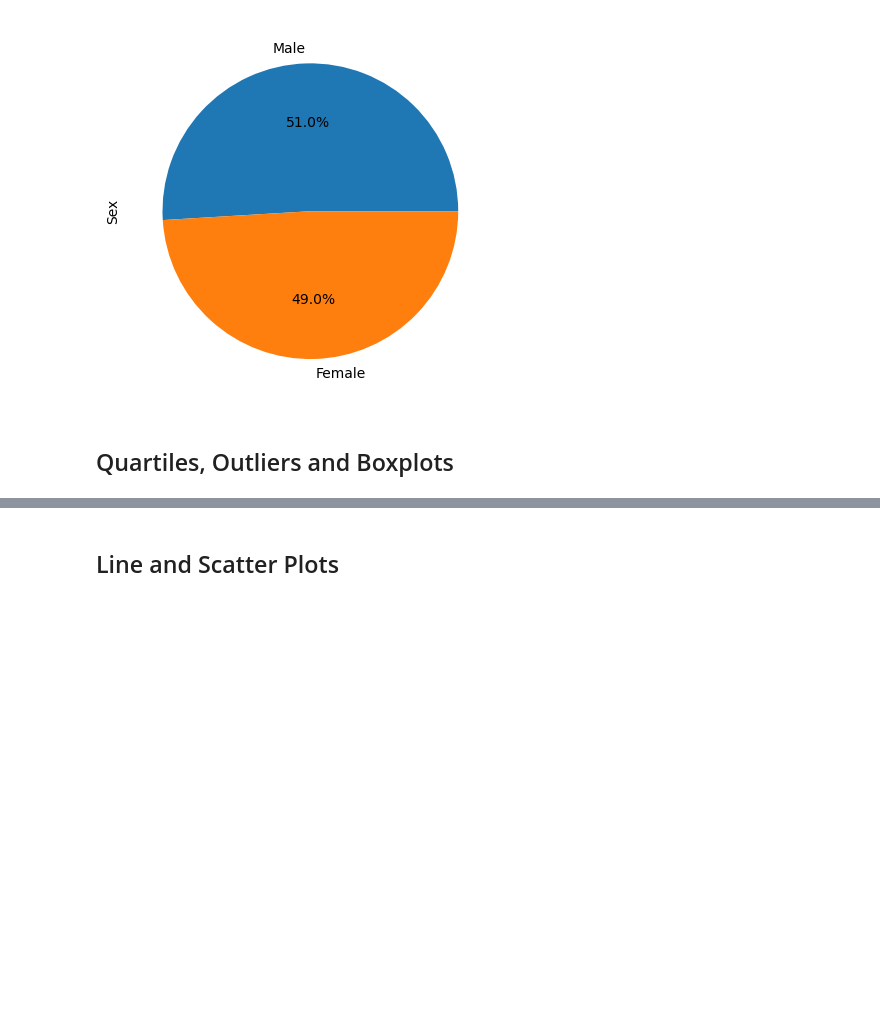
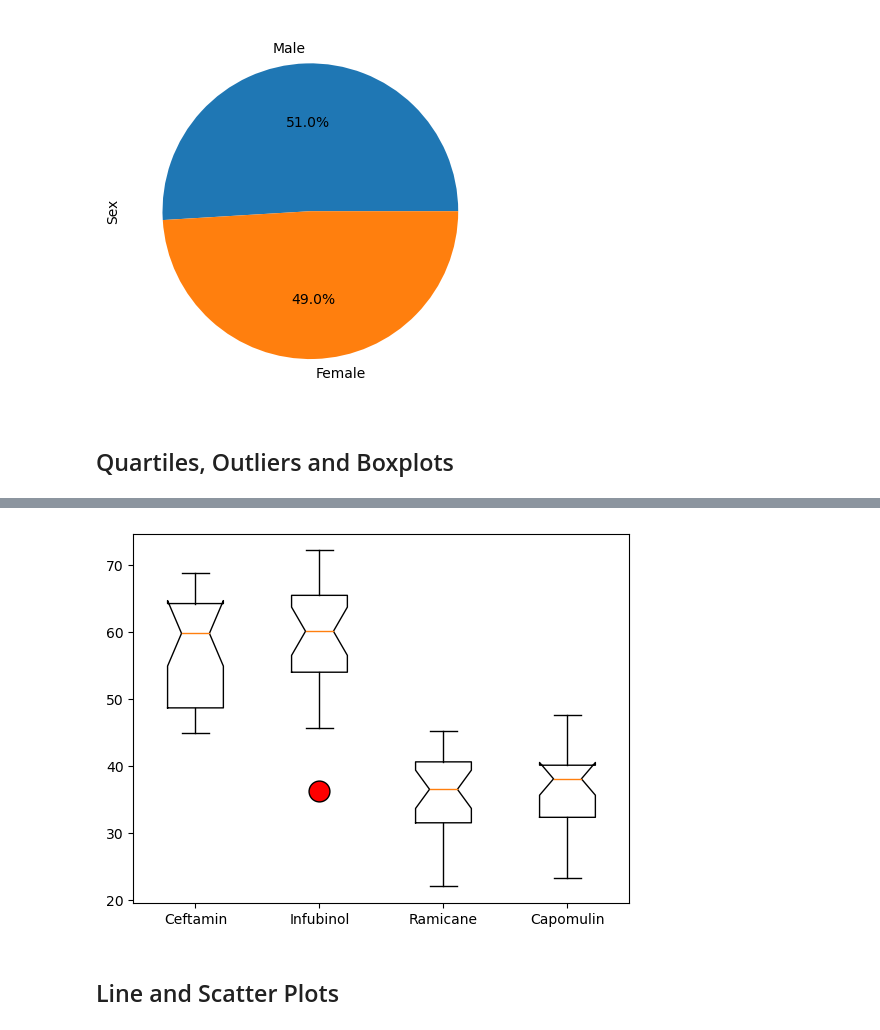
Before and after one commit to MisterDinu/MisterHacker, a Jupyter notebook: Challenges/Challenge M5/Pymaceuticals/pymaceuticals_starter.ipynb, the cells around one changed output, grey strips where cells are left out. Cells and saved outputs as stored; diff of their text form; code cells hidden in the pictures; blank space fills up the shorter version.

```diff
--- a/Challenges/Challenge M5/Pymaceuticals/pymaceuticals_starter.ipynb
+++ b/Challenges/Challenge M5/Pymaceuticals/pymaceuticals_starter.ipynb
@@ -250,18 +222,29 @@ Name: Final Tumor Volume, dtype: float64
 # %%
 # Put treatments into a list for for loop (and later for plot labels)
-
+treatments = final_df["Drug Regimen"].unique().tolist()
 
 # Create empty list to fill with tumor vol data (for plotting)
-
+tumor_vol_data = []
 
 # Calculate the IQR and quantitatively determine if there are any potential outliers.
 
-
     # Locate the rows which contain mice on each drug and get the tumor volumes
-
 
     # add subset
 
+    # Determine outliers using upper and lower bounds
+for regimen in treatments:
+    print(regimen+":")
+    qs = final_df.loc[final_df["Drug Regimen"] == regimen, "Tumor Volume (mm3)"].quantile([0.25, 0.5, 0.75])
+    IQR = qs[0.75] - qs[0.25]
+    lower_whisker = qs[0.25] - IQR * 1.5
+    upper_whisker = qs[0.75] + IQR * 1.5
 
-    # Determine outliers using upper and lower bounds
+    subset = final_df.loc[final_df["Drug Regimen"] == regimen, "Tumor Volume (mm3)"]
+
+    # Add subset to tumor_vol_data
+
+    tumor_vol_data.append(subset)
+    potential_outliers = final_df.loc[(final_df["Drug Regimen"] == regimen) & ((final_df["Tumor Volume (mm3)"] < lower_whisker) | (final_df["Tumor Volume (mm3)"] > upper_whisker)), "Tumor Volume (mm3)"]
+    print(f'{regimen} potential outliers:{potential_outliers}\n')
 # %% [output]
@@ -277,2 +264,12 @@ Ceftamin's potential outliers: Series([], Name: Tumor Volume (mm3), dtype: float
+# %%
+# Generate a box plot that shows the distrubution of the tumor volume for each treatment group.
+fig1, ax1 = plt.subplots()
+
+# As the marker for the outlier value was too little, I looked for a reference to make
+# it more appealing, and I found the notch and the flierprops parameters:
+ax1.boxplot(tumor_vol_data, labels=treatments, notch=True, flierprops={'markersize':15, 'markerfacecolor':'red'})
+plt.show()
+# %% [output]
+[figure, added]
 # %% [markdown]
 ## Line and Scatter Plots
```
Also changed, not shown: parts of 11 cells of this notebook.
